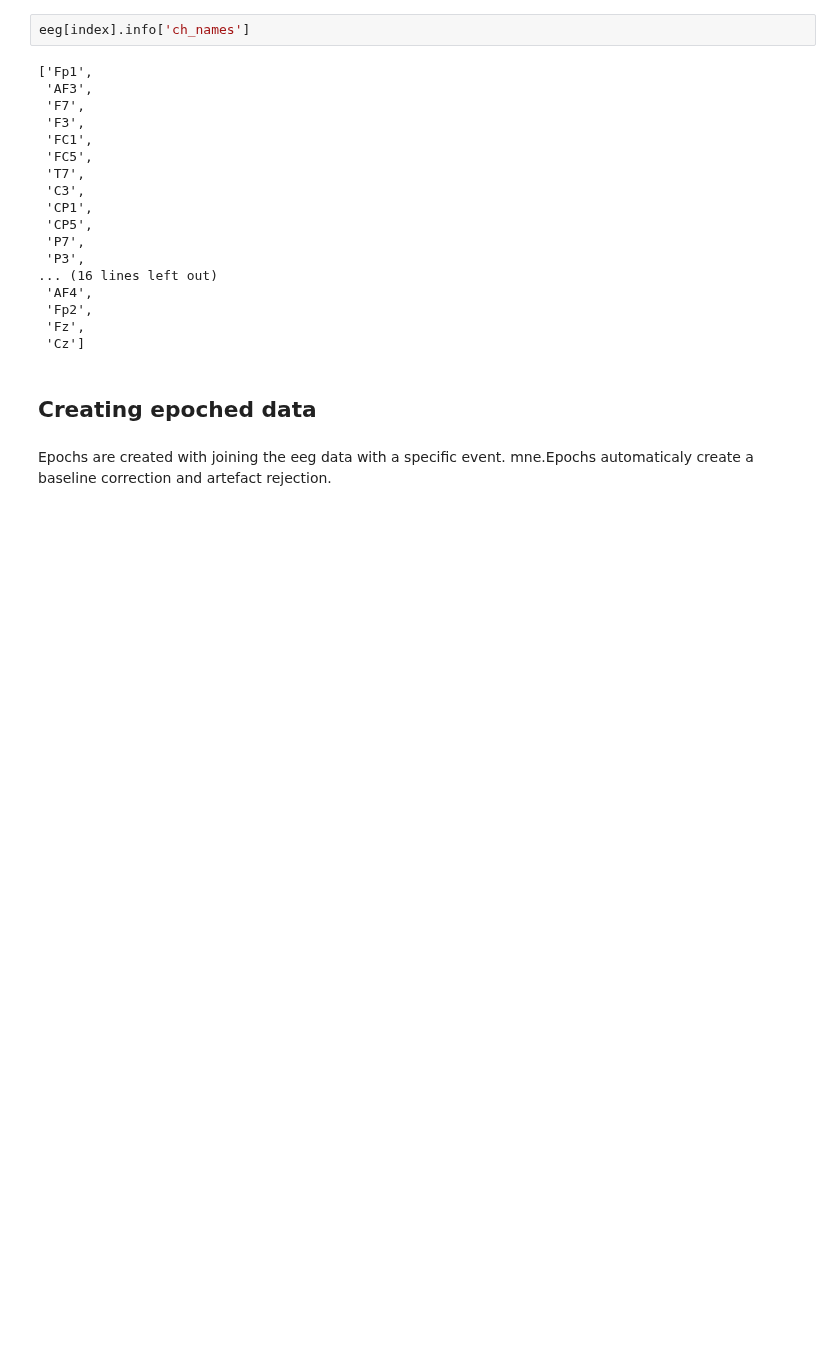
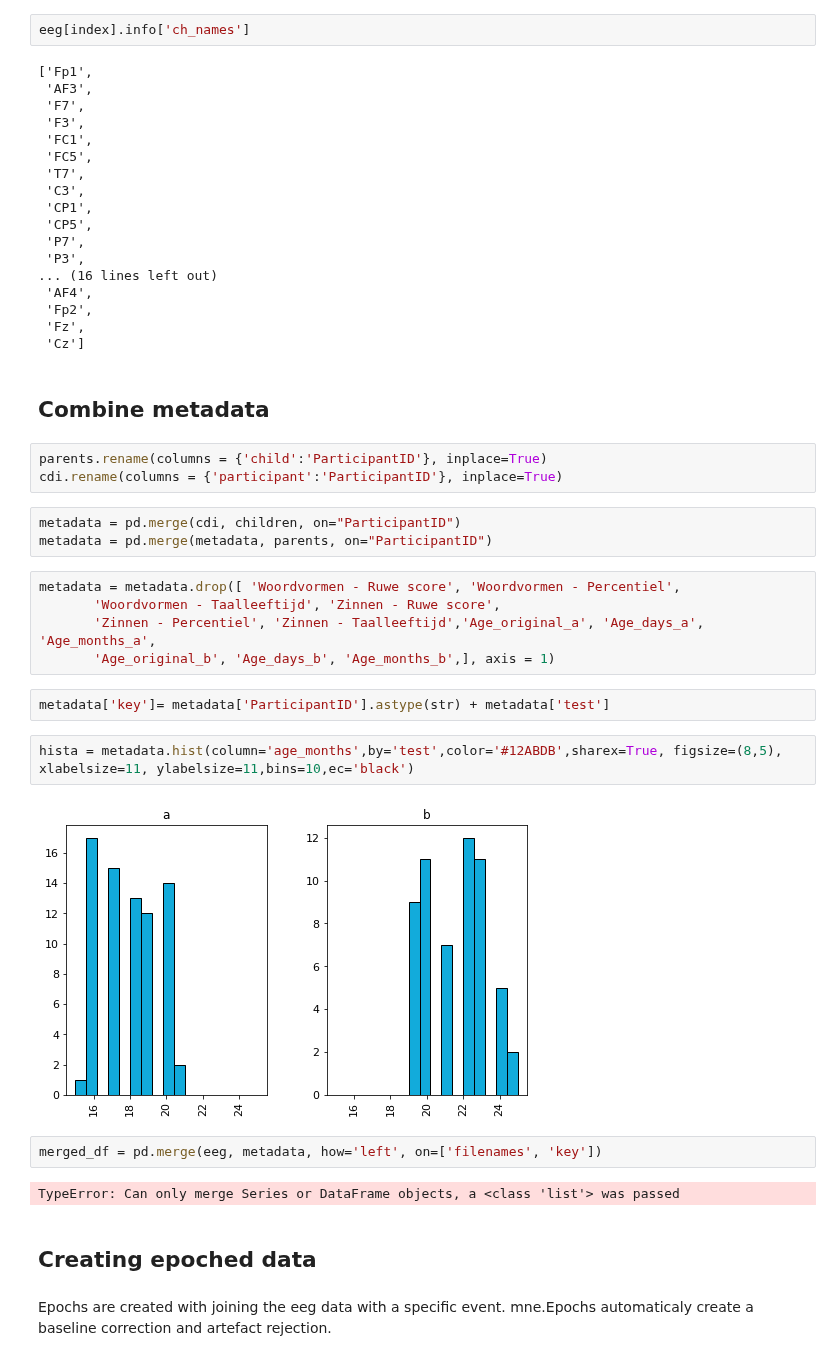
Before and after one commit to eegyolk-ai/eegyolk, a Jupyter notebook: dyslexiaprediction_nadine/data_prep_eeg.ipynb, the cells around one changed output. Drawn from its saved outputs; the diff is of its cells as text; blank space fills up the shorter version.

Commit message:
metadata prep

```diff
--- a/dyslexiaprediction_nadine/data_prep_eeg.ipynb
+++ b/dyslexiaprediction_nadine/data_prep_eeg.ipynb
@@ -211,6 +225,29 @@ eeg[index].info['ch_names']
  'Fp2',
  'Fz',
  'Cz']
+# %% [markdown]
+## Combine metadata
+# %%
+parents.rename(columns = {'child':'ParticipantID'}, inplace=True)
+cdi.rename(columns = {'participant':'ParticipantID'}, inplace=True)
+# %%
+metadata = pd.merge(cdi, children, on="ParticipantID")
+metadata = pd.merge(metadata, parents, on="ParticipantID")
+# %%
+metadata = metadata.drop([ 'Woordvormen - Ruwe score', 'Woordvormen - Percentiel',
+       'Woordvormen - Taalleeftijd', 'Zinnen - Ruwe score',
+       'Zinnen - Percentiel', 'Zinnen - Taalleeftijd','Age_original_a', 'Age_days_a', 'Age_months_a',
+       'Age_original_b', 'Age_days_b', 'Age_months_b',], axis = 1)
+# %%
+metadata['key']= metadata['ParticipantID'].astype(str) + metadata['test']
+# %%
+hista = metadata.hist(column='age_months',by='test',color='#12ABDB',sharex=True, figsize=(8,5), xlabelsize=11, ylabelsize=11,bins=10,ec='black')
+# %% [output]
+[figure, added]
+# %%
+merged_df = pd.merge(eeg, metadata, how='left', on=['filenames', 'key'])
+# %% [output]
+TypeError: Can only merge Series or DataFrame objects, a <class 'list'> was passed
 # %% [markdown]
 ## Creating epoched data
 # %% [markdown]
```
Also changed, not shown: parts of 19 cells of this notebook, 5 other files.
